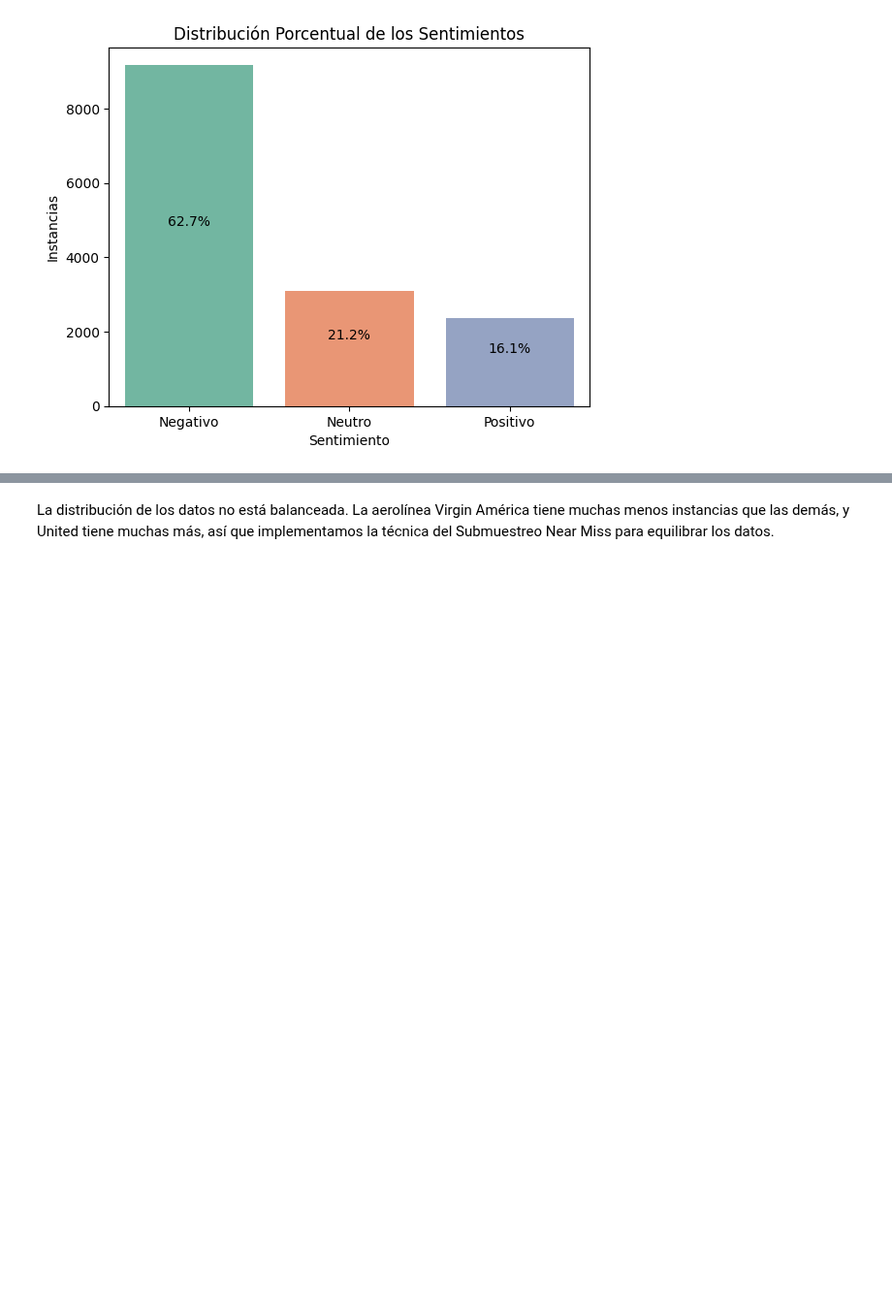
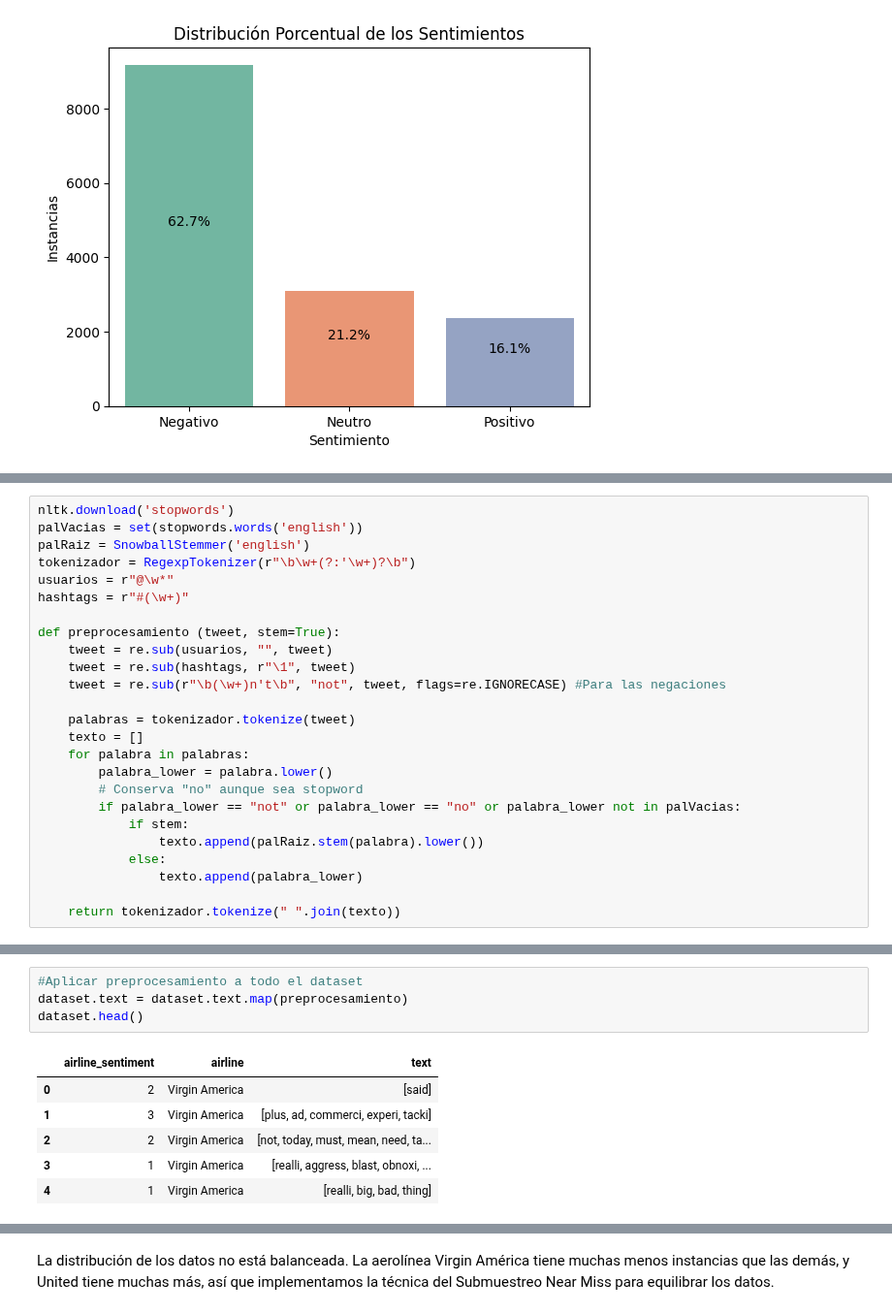
Before and after one commit to AngieJoya99/Proyecto-RN, a Jupyter notebook: Entrega1.ipynb, the cells around one changed output, grey strips where cells are left out. Shown at 97% size. Drawn from its saved outputs; the diff is of its cells as text; blank space fills up the shorter version.

```diff
--- a/Entrega1.ipynb
+++ b/Entrega1.ipynb
@@ -109,0 +113,25 @@ plt.show()
+# %%
+nltk.download('stopwords')
+palVacias = set(stopwords.words('english'))
+palRaiz = SnowballStemmer('english')
+tokenizador = RegexpTokenizer(r"\b\w+(?:'\w+)?\b")
+usuarios = r"@\w*"
+hashtags = r"#(\w+)"
+
+def preprocesamiento (tweet, stem=True):
+    tweet = re.sub(usuarios, "", tweet)
+    tweet = re.sub(hashtags, r"\1", tweet)
+    tweet = re.sub(r"\b(\w+)n't\b", "not", tweet, flags=re.IGNORECASE) #Para las negaciones
+
+    palabras = tokenizador.tokenize(tweet)
+    texto = []
+    for palabra in palabras:
+        palabra_lower = palabra.lower()
+        # Conserva "no" aunque sea stopword
+        if palabra_lower == "not" or palabra_lower == "no" or palabra_lower not in palVacias:
+            if stem:
+                texto.append(palRaiz.stem(palabra).lower())
+            else:
+                texto.append(palabra_lower)
+
+    return tokenizador.tokenize(" ".join(texto))
@@ -109,0 +157,11 @@ plt.show()
+# %%
+#Aplicar preprocesamiento a todo el dataset
+dataset.text = dataset.text.map(preprocesamiento)
+dataset.head()
+# %% [output]
+|  | airline_sentiment | airline | text |
+| 0 | 2 | Virgin America | [said] |
+| 1 | 3 | Virgin America | [plus, ad, commerci, experi, tacki] |
+| 2 | 2 | Virgin America | [not, today, must, mean, need, ta... |
+| 3 | 1 | Virgin America | [realli, aggress, blast, obnoxi, ... |
+| 4 | 1 | Virgin America | [realli, big, bad, thing] |
```
Also changed, not shown: parts of 11 cells of this notebook, 1 other file.
